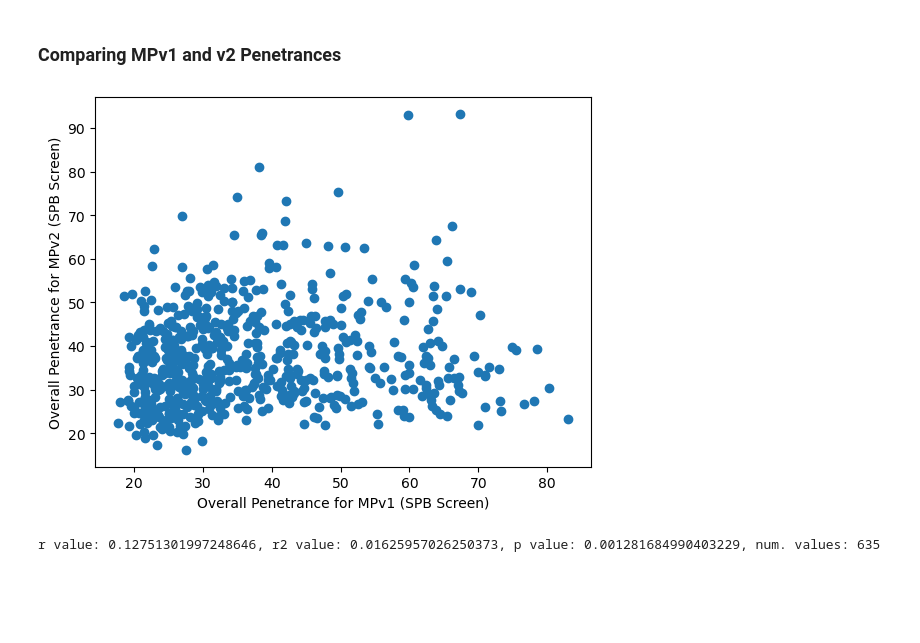
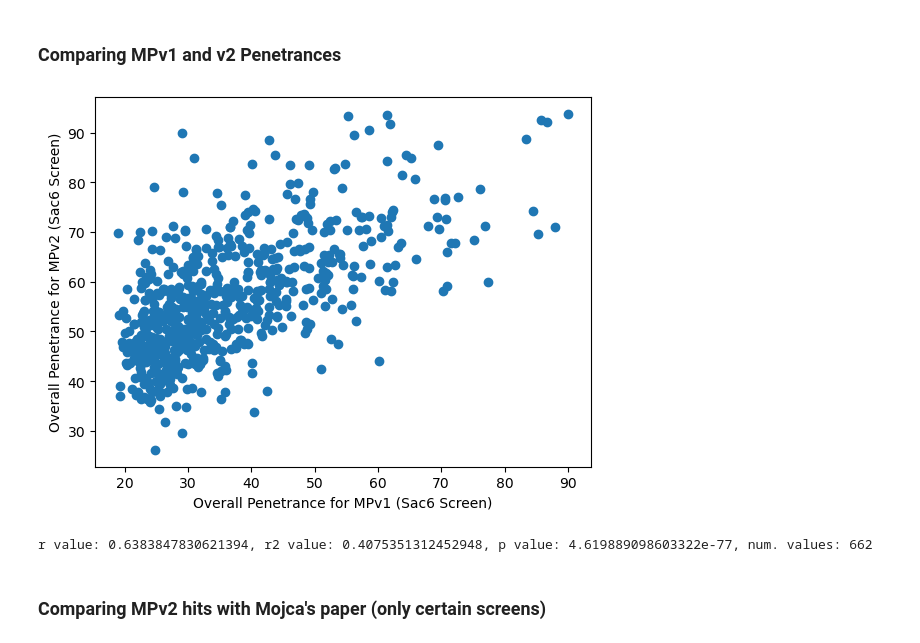
Before and after one commit to arsam-dj/MarkerProject, a Jupyter notebook: 08-0_plot_cell_penetrances.ipynb, the cells around one changed output. Cells and saved outputs as stored; diff of their text form; code cells hidden in the pictures; blank space fills up the shorter version.

```diff
--- a/08-0_plot_cell_penetrances.ipynb
+++ b/08-0_plot_cell_penetrances.ipynb
@@ -88,16 +148,18 @@ print(f"r value: {r_value}, r2 value: {r_value**2}, p value: {p_value}, num. val
 # %% [markdown]
 ### Comparing MPv1 and v2 Penetrances
 # %%
+marker = "Sac6"
+
 mpv1_pens = (
     pl
     .read_csv("/mnt/c/Users/peree/OneDrive/Desktop/CompBio_Code/penetrance_pleiotropy_replicate_analysis/penetrance_data/aggregated_data/sheetD-b.csv")
-    .filter(pl.col("Marker")=="Dad2")
+    .filter(pl.col("Marker") == marker)
     .select(["Strain", "Total_Penetrance"])
     .rename({"Total_Penetrance": "MPv1_Penetrance"}))
 
 mpv2_pens = (
     pl
-    .read_csv("/home/alex/alex_files/markerproject_redux/phenotypes/Dad2/cell_subcell_combined_pens.csv")
+    .read_csv(f"/home/alex/alex_files/markerproject_redux/phenotypes/{marker}/cell_subcell_combined_pens.csv")
     .select(["Strain_ID", "Combined_Penetrance"])
     .with_columns(pl.col("Combined_Penetrance").cast(pl.Float32))
     .rename({"Strain_ID": "Strain", "Combined_Penetrance": "MPv2_Penetrance"}))
@@ -109,16 +171,16 @@ mpv1v2 = (
 # %%
 plt.scatter(
     x=mpv1v2["MPv1_Penetrance"],
     y=mpv1v2["MPv2_Penetrance"]
 )
 
-plt.xlabel(f"Overall Penetrance for MPv1 (SPB Screen)")
-plt.ylabel(f"Overall Penetrance for MPv2 (SPB Screen)")
+plt.xlabel(f"Overall Penetrance for MPv1 ({marker} Screen)")
+plt.ylabel(f"Overall Penetrance for MPv2 ({marker} Screen)")
 
 plt.show()
 plt.close()
 # %% [output]
-[figure, old version]
+[figure, new version]
 # %%
 varx = mpv1v2["MPv1_Penetrance"].to_numpy()
 vary = mpv1v2["MPv2_Penetrance"].to_numpy()
@@ -131,4 +193,6 @@ linslope, intercept, r_value, p_value, std_err = \
 
 print(f"r value: {r_value}, r2 value: {r_value**2}, p value: {p_value}, num. values: {sum(mask)}")
 # %% [output]
-r value: 0.12751301997248646, r2 value: 0.01625957026250373, p value: 0.001281684990403229, num. values: 635
+r value: 0.6383847830621394, r2 value: 0.4075351312452948, p value: 4.619889098603322e-77, num. values: 662
+# %% [markdown]
+### Comparing MPv2 hits with Mojca's paper (only certain screens)
```
Also changed, not shown: parts of 19 cells of this notebook.
